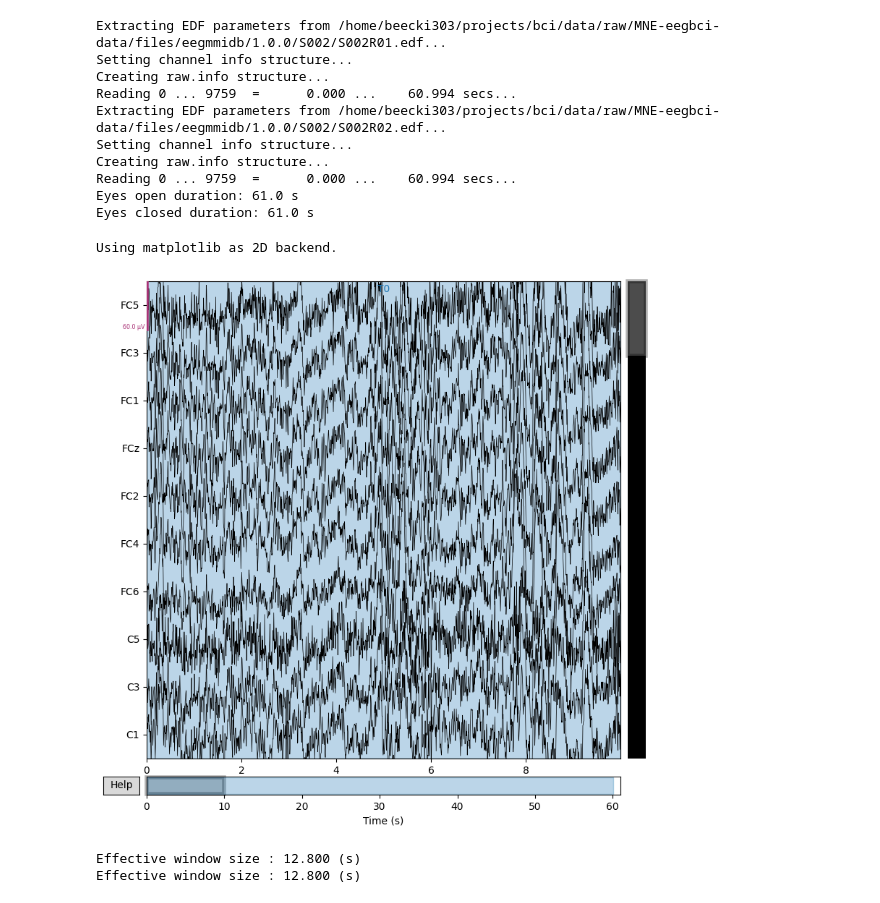
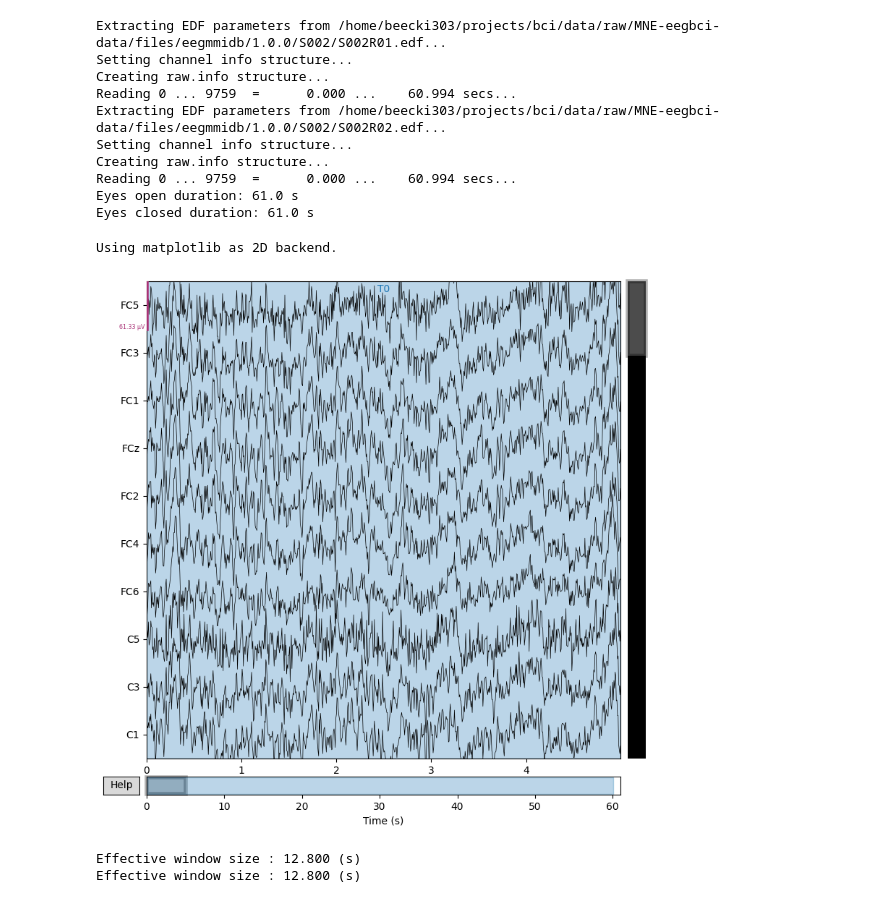
Before and after one commit to IbeeckC/EEG_BCI-pi, a Jupyter notebook: notebooks/01_physionet.ipynb, the cells around one changed output. Saved outputs shown, nothing was run; the diff lists cells and outputs as text; code cells hidden in the pictures.

```diff
--- a/notebooks/01_physionet.ipynb
+++ b/notebooks/01_physionet.ipynb
@@ -66,12 +66,12 @@ Reading 0 ... 9759  =      0.000 ...    60.994 secs...
 Eyes open duration: 61.0 s
 Eyes closed duration: 61.0 s
 # %%
-# Quick look at raw eyes-open EEG (first 10 seconds, 10 channels)
+# Quick look at raw eyes-open EEG (first 5 seconds, 10 channels)
 %matplotlib inline
-raw_eyes_open.plot(duration=10, n_channels=10, scalings="auto", show=True);
+raw_eyes_open.plot(duration=5, n_channels=10, scalings="auto", show=True);
 # %% [output]
 Using matplotlib as 2D backend.
-[figure, old version]
+[figure, new version]
 # %%
 # Compare power spectra at occipital channels: alpha should spike when eyes are closed
 occipital_channels = ["O1", "O2", "Oz"]
```
Also changed, not shown: parts of 9 cells of this notebook.
